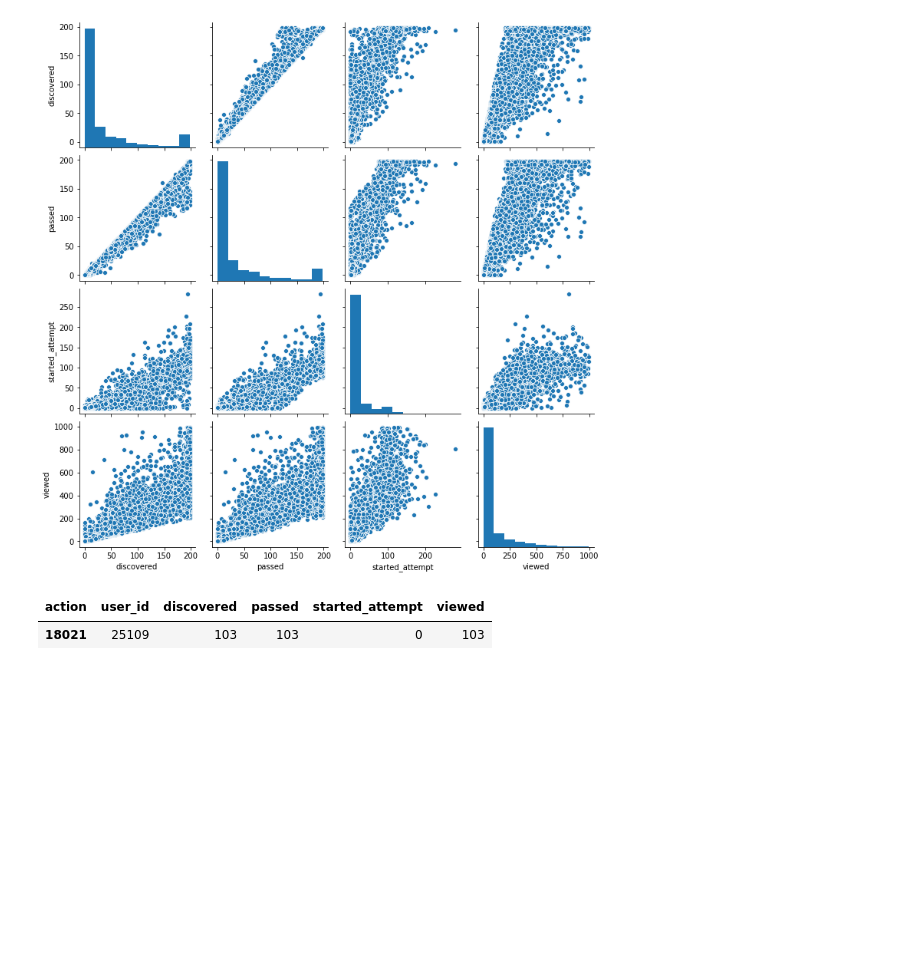
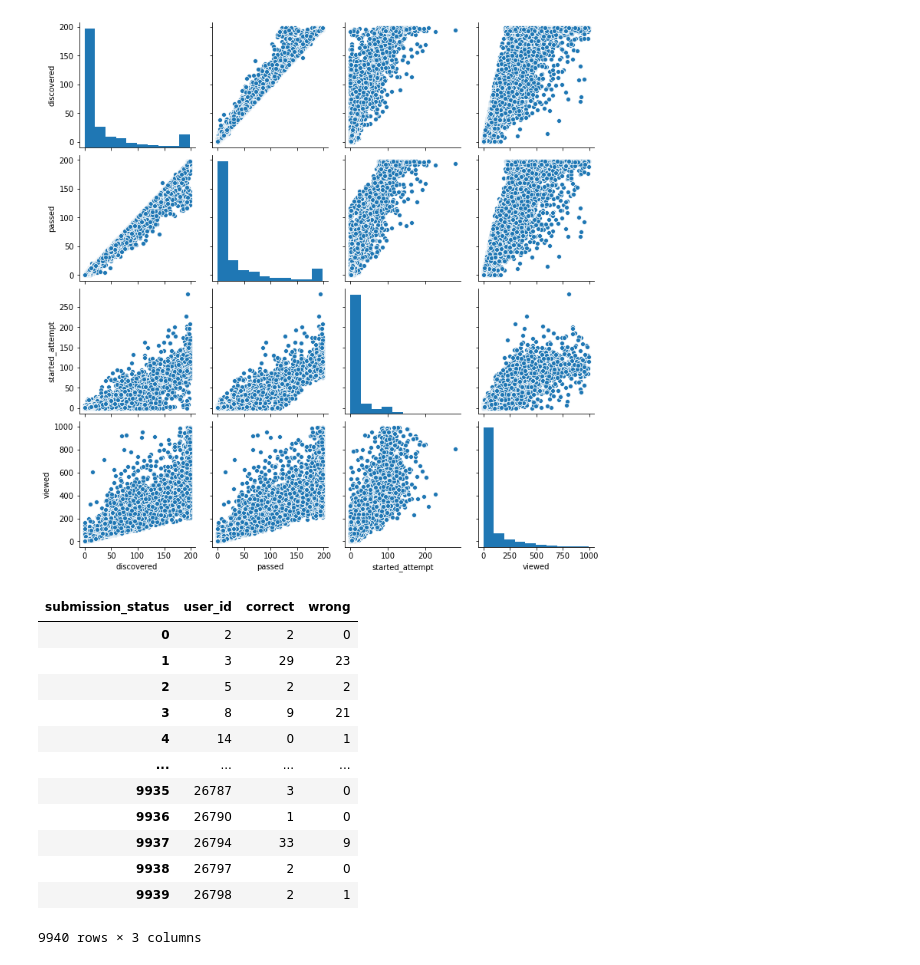
Before and after one commit to gbrs/Intro_DS_ML_Stepic_Karpov, a Jupyter notebook: ml_contest.ipynb, the cells around one changed output. Drawn from its saved outputs; the diff is of its cells as text; code cells hidden in the pictures; blank space fills up the shorter version.

```diff
--- a/ml_contest.ipynb
+++ b/ml_contest.ipynb
@@ -409,8 +409,25 @@ user_actions[user_actions.viewed < 1000].loc[:, 'discovered':].corr()
 sns.pairplot(user_actions[user_actions.viewed < 1000].loc[:, 'discovered':]);
 # %% [output]
 [figure]
-# %%
-user_actions.query("discovered == viewed & passed > 100")
-# %% [output]
-| action | user_id | discovered | passed | started_attempt | viewed |
-| 18021 | 25109 | 103 | 103 | 0 | 103 |
+# %%
+# сколько (не)успешных сдач заданий совершил пользователь
+users_scores = submissions_data.pivot_table(index='user_id',
+                                           columns='submission_status',
+                                           values='step_id',
+                                           aggfunc='count',
+                                           fill_value=0).reset_index()
+users_scores
+# %% [output]
+| submission_status | user_id | correct | wrong |
+| 0 | 2 | 2 | 0 |
+| 1 | 3 | 29 | 23 |
+| 2 | 5 | 2 | 2 |
+| 3 | 8 | 9 | 21 |
+| 4 | 14 | 0 | 1 |
+| ... | ... | ... | ... |
+| 9935 | 26787 | 3 | 0 |
+| 9936 | 26790 | 1 | 0 |
+| 9937 | 26794 | 33 | 9 |
+| 9938 | 26797 | 2 | 0 |
+| 9939 | 26798 | 2 | 1 |
+9940 rows × 3 columns
```
Also changed, not shown: parts of 2 cells of this notebook.
